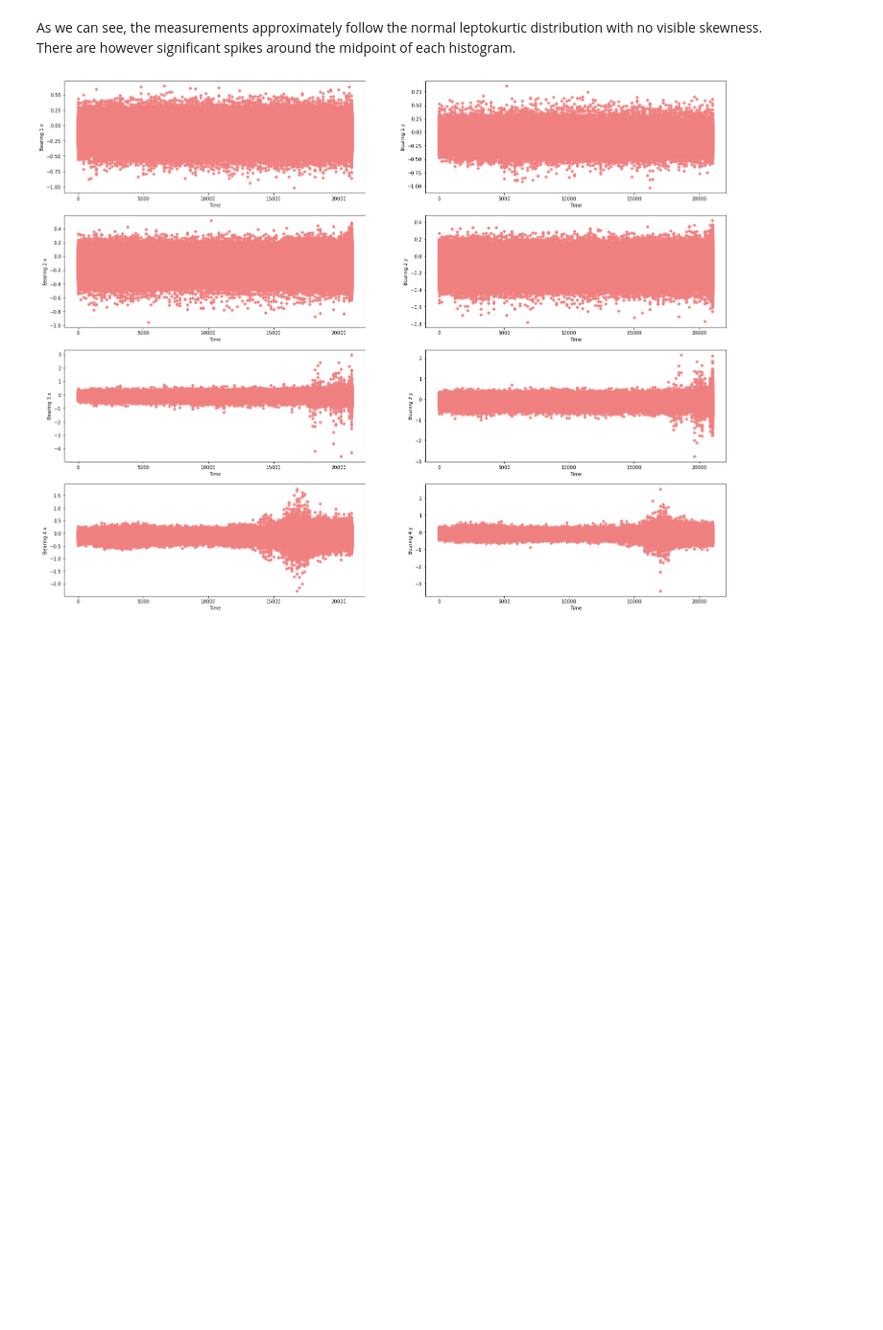
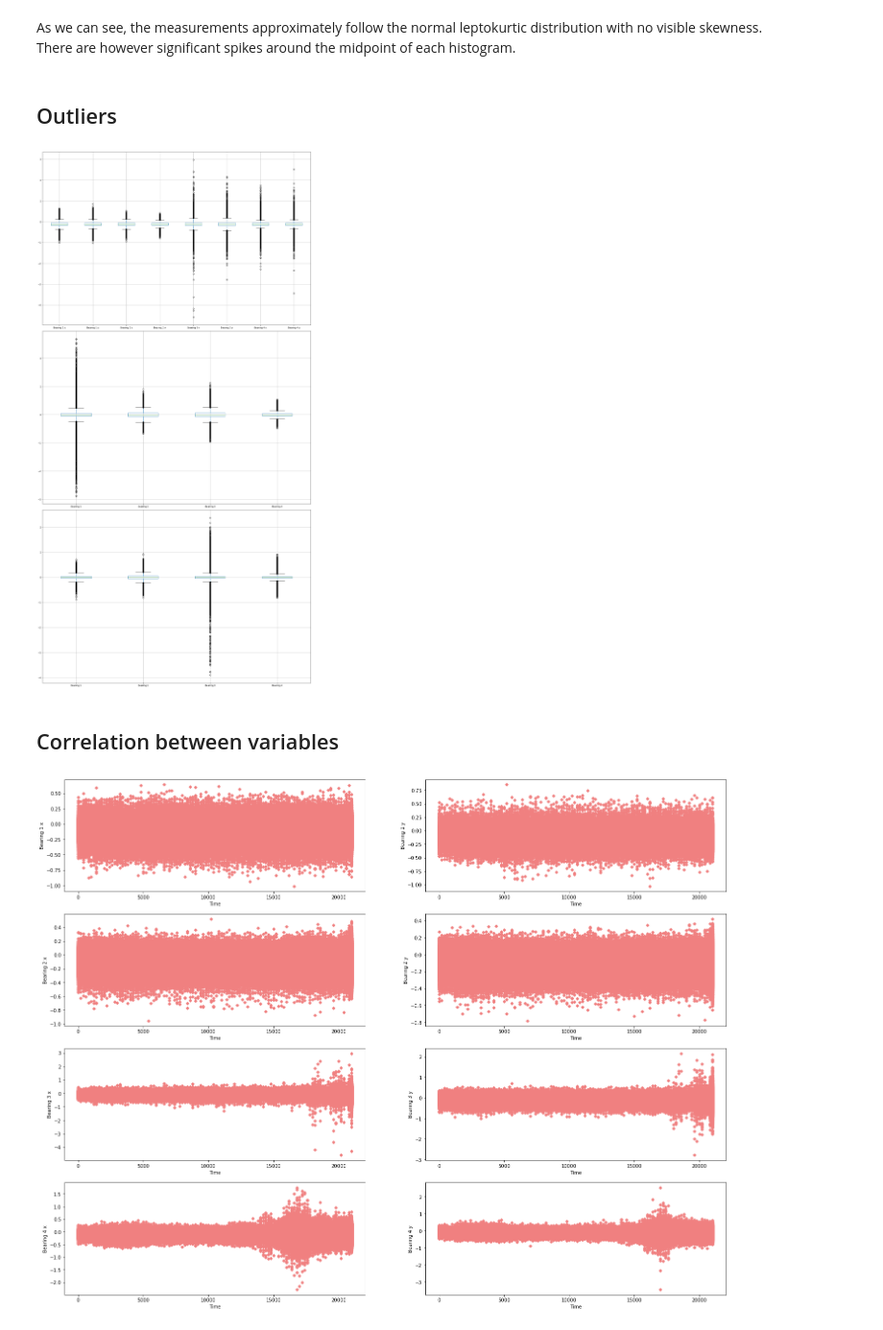
Before and after one commit to michal-filipiak/IML-bearing-failure-forecast, a Jupyter notebook: EDA.ipynb, the cells around one changed output. Shown at 96% size. Cells and saved outputs as stored; diff of their text form; code cells hidden in the pictures; blank space fills up the shorter version.

Commit message:
Added boxplot

```diff
--- a/EDA.ipynb
+++ b/EDA.ipynb
@@ -160,6 +160,20 @@ plt.show()
 As we can see, the measurements approximately follow the normal leptokurtic distribution with no visible skewness.
 <br/>
 There are however significant spikes around the midpoint of each histogram.
+# %% [markdown]
+## Outliers
+# %%
+fig, ax = plt.subplots(3, 1, figsize=(18,35), squeeze=False)
+
+data1.boxplot( column = ['Bearing 1 x', 'Bearing 1 y', 'Bearing 2 x', 'Bearing 2 y', 'Bearing 3 x', 'Bearing 3 y', 'Bearing 4 x', 'Bearing 4 y'], ax=ax[0,0])
+data2.boxplot( column = ['Bearing 1', 'Bearing 2', 'Bearing 3', 'Bearing 4'], ax=ax[1,0])
+data3.boxplot( column = ['Bearing 1', 'Bearing 2', 'Bearing 3', 'Bearing 4'], ax=ax[2,0])
+
+plt.show()
+# %% [output]
+[figure, added]
+# %% [markdown]
+## Correlation between variables
 # %%
 def makeCorrelationplot(xcol,ycol,df,toPaint):
     df.plot(x=xcol,y=ycol,kind="scatter",color='lightcoral', marker='D',ax=toPaint)
```
Also changed, not shown: parts of 5 cells of this notebook.
